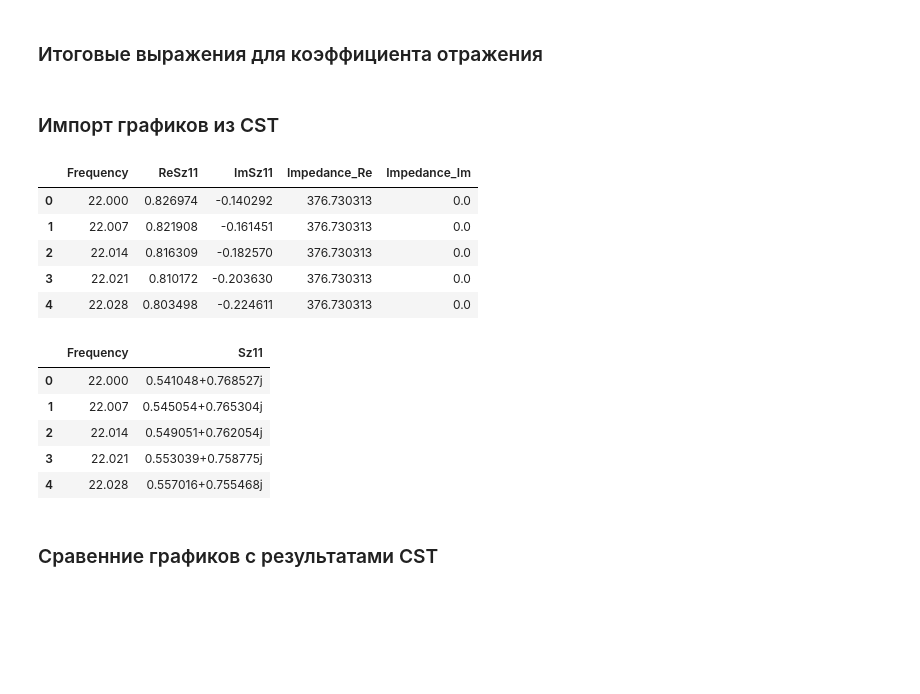
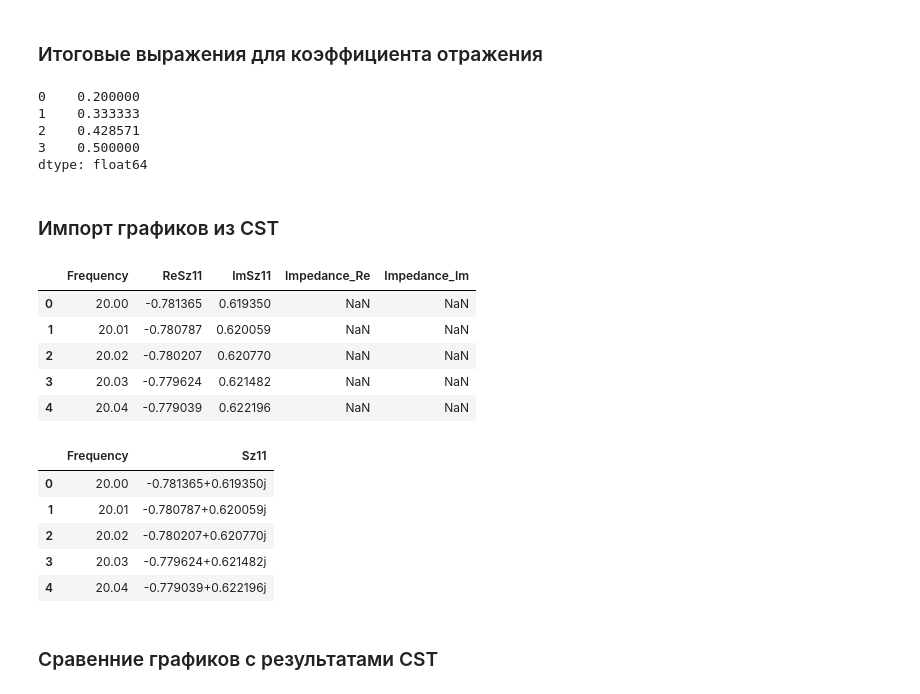
Before and after one commit to isvoropaev02/post_processing_RIS, a Jupyter notebook: 20sept/S11_20sept.ipynb, the cells around one changed output. Cells and saved outputs as stored; diff of their text form; code cells hidden in the pictures; blank space fills up the shorter version.

```diff
--- a/20sept/S11_20sept.ipynb
+++ b/20sept/S11_20sept.ipynb
@@ -192,10 +192,20 @@ plt.show()
 # %%
 Gamma_off = -(s11_object_off - s11_free) / (s11_screen - s11_free)
 Gamma_on = -(s11_object_on - s11_free) / (s11_screen - s11_free)
+# %%
+n = pd.Series([1, 2, 3, 4])
+d = pd.Series([5, 6, 7, 8])
+n / d
+# %% [output]
+0    0.200000
+1    0.333333
+2    0.428571
+3    0.500000
+dtype: float64
 # %% [markdown]
 ### Импорт графиков из CST
 # %%
-reflecting_coef_off = pd.read_csv('Off_0_deg.txt', sep='\t', header=None, skiprows=3, index_col=False,
+reflecting_coef_off = pd.read_csv('C:\\Users\\isvoropaev\\Desktop\\python_codes\\post_processing_RIS\\initial_codes\\ND_struct_0deg_s11_TM.txt', sep='\t', header=None, skiprows=3, index_col=False,
                 names=['Frequency', 'ReSz11', 'ImSz11', 'Impedance_Re', 'Impedance_Im'])
 reflecting_coef_on = pd.read_csv('On_0_deg.txt', sep='\t', header=None, skiprows=3, index_col=False,
                 names=['Frequency', 'ReSz11', 'ImSz11', 'Impedance_Re', 'Impedance_Im'])
@@ -203,11 +213,11 @@ reflecting_coef_on = pd.read_csv('On_0_deg.txt', sep='\t', header=None, skiprows
 reflecting_coef_off.head()
 # %% [output]
 |  | Frequency | ReSz11 | ImSz11 | Impedance_Re | Impedance_Im |
-| 0 | 22.000 | 0.826974 | -0.140292 | 376.730313 | 0.0 |
-| 1 | 22.007 | 0.821908 | -0.161451 | 376.730313 | 0.0 |
-| 2 | 22.014 | 0.816309 | -0.182570 | 376.730313 | 0.0 |
-| 3 | 22.021 | 0.810172 | -0.203630 | 376.730313 | 0.0 |
-| 4 | 22.028 | 0.803498 | -0.224611 | 376.730313 | 0.0 |
+| 0 | 20.00 | -0.781365 | 0.619350 | NaN | NaN |
+| 1 | 20.01 | -0.780787 | 0.620059 | NaN | NaN |
+| 2 | 20.02 | -0.780207 | 0.620770 | NaN | NaN |
+| 3 | 20.03 | -0.779624 | 0.621482 | NaN | NaN |
+| 4 | 20.04 | -0.779039 | 0.622196 | NaN | NaN |
 # %%
 reflecting_coef_off['Sz11'] = reflecting_coef_off['ReSz11'] + 1j*reflecting_coef_off['ImSz11']
 reflecting_coef_on['Sz11'] = reflecting_coef_on['ReSz11'] + 1j*reflecting_coef_on['ImSz11']
@@ -215,14 +225,14 @@ reflecting_coef_on['Sz11'] = reflecting_coef_on['ReSz11'] + 1j*reflecting_coef_o
 reflecting_coef_off = reflecting_coef_off.drop(['ReSz11', 'ImSz11', 'Impedance_Re', 'Impedance_Im'], axis=1)
 reflecting_coef_on = reflecting_coef_on.drop(['ReSz11', 'ImSz11', 'Impedance_Re', 'Impedance_Im'], axis=1)
 # %%
-reflecting_coef_on.head()
+reflecting_coef_off.head()
 # %% [output]
 |  | Frequency | Sz11 |
-| 0 | 22.000 | 0.541048+0.768527j |
-| 1 | 22.007 | 0.545054+0.765304j |
-| 2 | 22.014 | 0.549051+0.762054j |
-| 3 | 22.021 | 0.553039+0.758775j |
-| 4 | 22.028 | 0.557016+0.755468j |
+| 0 | 20.00 | -0.781365+0.619350j |
+| 1 | 20.01 | -0.780787+0.620059j |
+| 2 | 20.02 | -0.780207+0.620770j |
+| 3 | 20.03 | -0.779624+0.621482j |
+| 4 | 20.04 | -0.779039+0.622196j |
 # %%
 cst_freq = reflecting_coef_off['Frequency']
 cst_Gamma_on = reflecting_coef_on['Sz11']
```
Also changed, not shown: parts of 10 cells of this notebook, 48 other files.
